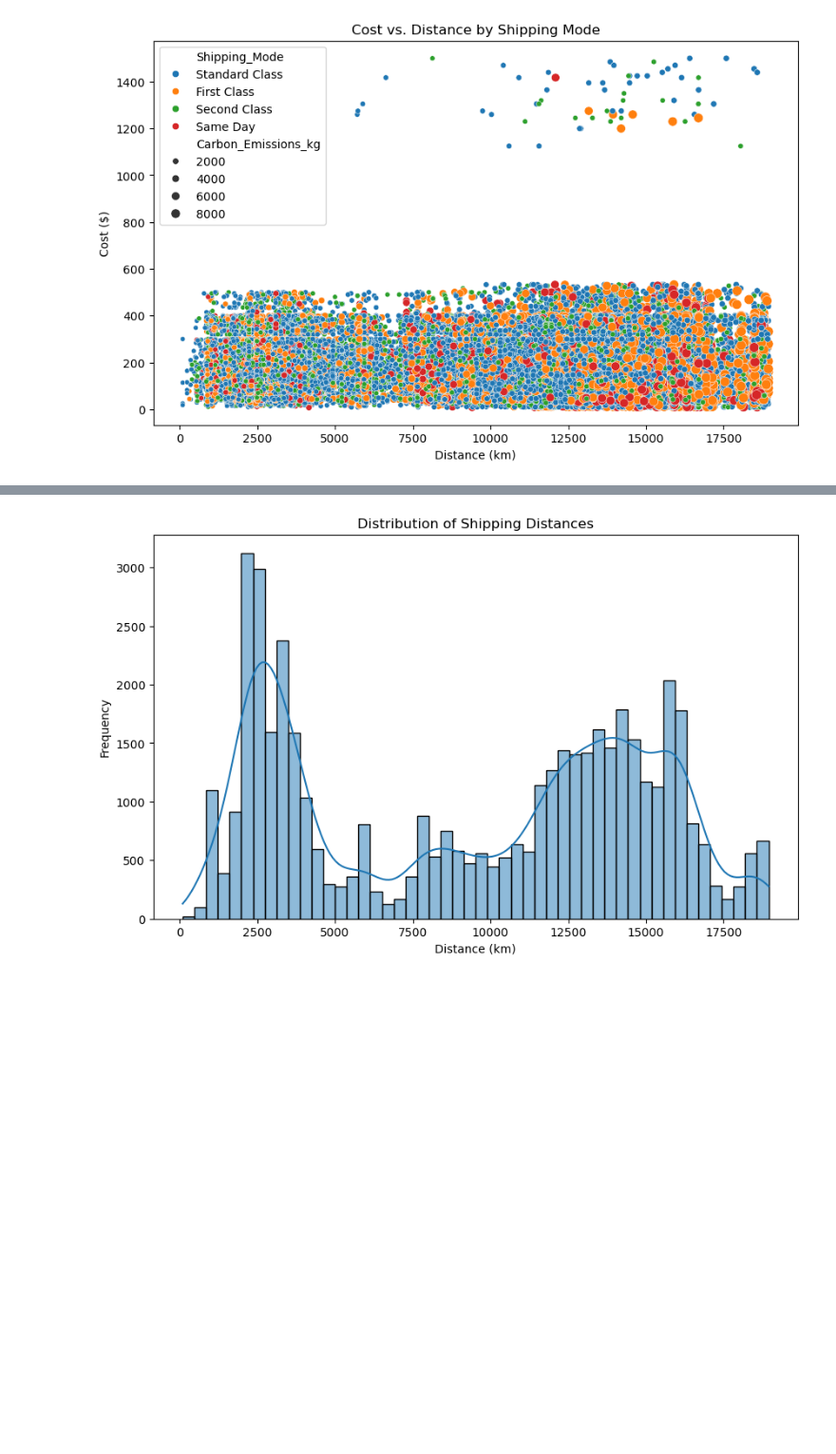
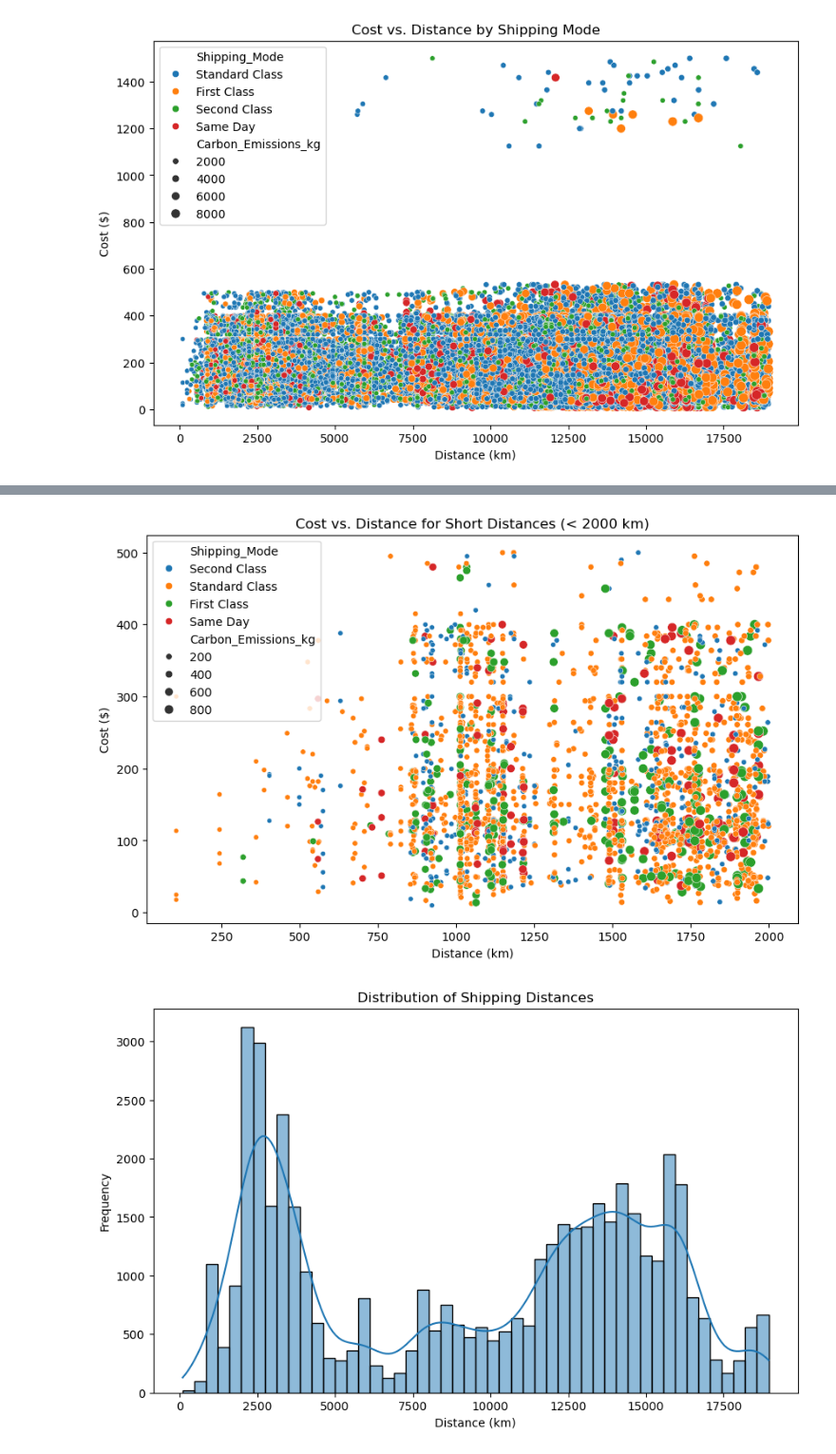
Before and after one commit to Venu5656/sustainable-supply-chain-optimization, a Jupyter notebook: python/eda.ipynb, the cells around one changed output, grey strips where cells are left out. Shown: that part at 95% size. Saved outputs shown, nothing was run; the diff lists cells and outputs as text; code cells hidden in the pictures; blank space fills up the shorter version.

```diff
--- a/python/eda.ipynb
+++ b/python/eda.ipynb
@@ -63,0 +149,11 @@ plt.show()
+# %%
+# Cell 8: Zoom into short distances (< 2000 km)
+short_distances = df[df['Distance_km'] < 2000]
+plt.figure(figsize=(10, 6))
+sns.scatterplot(x='Distance_km', y='Cost', hue='Shipping_Mode', size='Carbon_Emissions_kg', data=short_distances)
+plt.title('Cost vs. Distance for Short Distances (< 2000 km)')
+plt.xlabel('Distance (km)')
+plt.ylabel('Cost ($)')
+plt.show()
+# %% [output]
+[figure, added]
```
Also changed, not shown: parts of 12 cells of this notebook.
